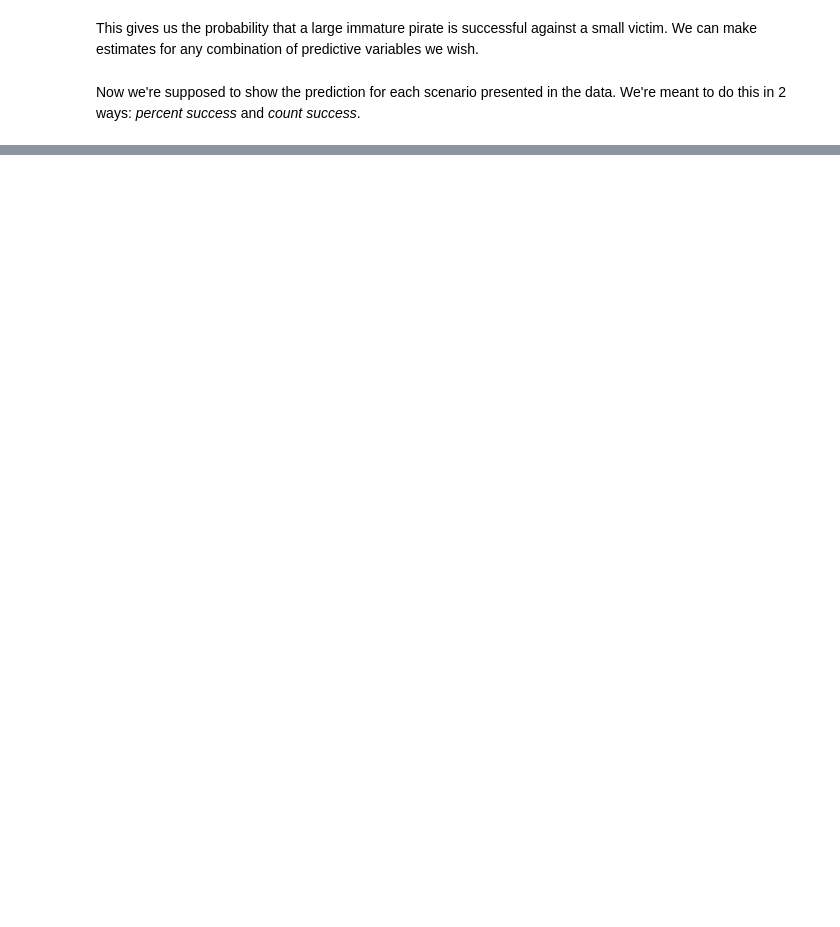
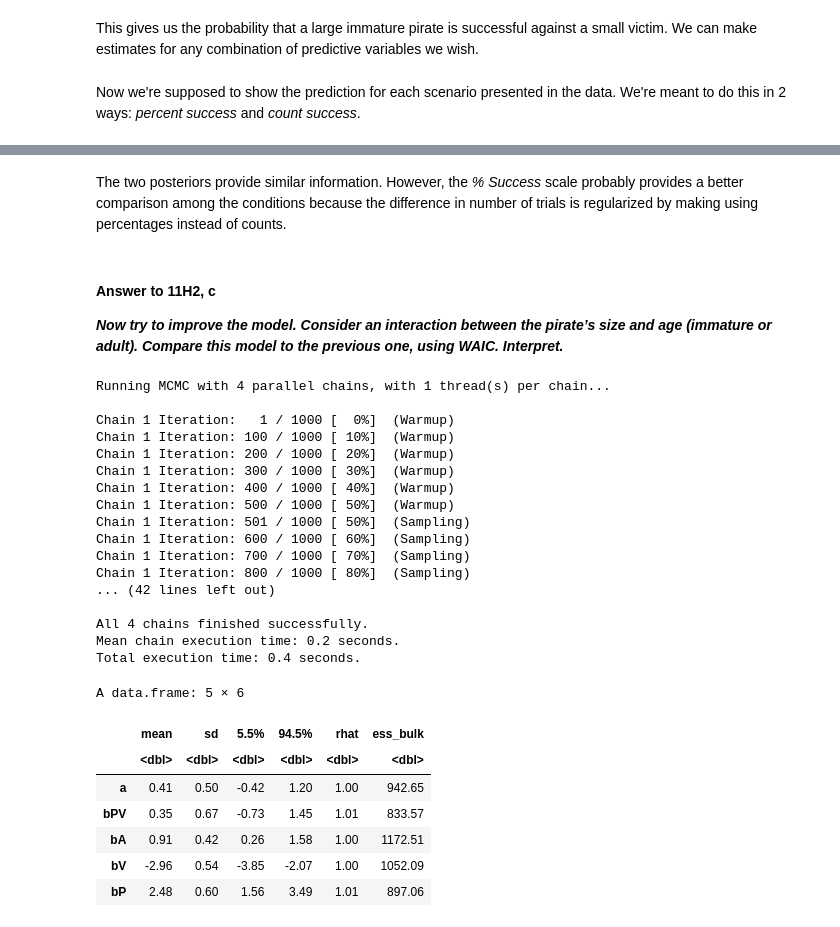
Before and after one commit to nicklausmillican/StatisticalRethinkingIISolutions, a Jupyter notebook: StatisticalRethinkingSolutions2_Ch11.ipynb, the cells around one changed output, grey strips where cells are left out. Drawn from its saved outputs; the diff is of its cells as text; code cells hidden in the pictures; blank space fills up the shorter version.

```diff
--- a/StatisticalRethinkingSolutions2_Ch11.ipynb
+++ b/StatisticalRethinkingSolutions2_Ch11.ipynb
@@ -937,0 +955,46 @@ y.PI <- apply(y_sim, 2, PI)
+# %% [markdown]
+The two posteriors provide similar information.  However, the *% Success* scale probably provides a better comparison among the conditions because the difference in number of trials is regularized by making using percentages instead of counts.
+# %% [markdown]
+#### Answer to 11H2, c
+
+***Now try to improve the model. Consider an interaction between the pirate’s size and age  (immature or adult). Compare this model to the previous one, using WAIC. Interpret.***
+# %%
+m_ulam2 <- ulam(
+  alist(
+    y ~ dbinom(n, p),
+      logit(p) <- a + bP*P2 + bV*V2 + bA*A2 + bPV*P2*V2,
+        a ~ dnorm(0, 1.5),
+        c(bP, bV, bA, bPV) ~ dnorm(0,1)
+  ), data=d,
+     chains=4,
+     cores=4,
+     log_lik=TRUE
+)
+
+round(precis(m_ulam2),2)
+# %% [output]
+Running MCMC with 4 parallel chains, with 1 thread(s) per chain...
+
+Chain 1 Iteration:   1 / 1000 [  0%]  (Warmup)
+Chain 1 Iteration: 100 / 1000 [ 10%]  (Warmup)
+Chain 1 Iteration: 200 / 1000 [ 20%]  (Warmup)
+Chain 1 Iteration: 300 / 1000 [ 30%]  (Warmup)
+Chain 1 Iteration: 400 / 1000 [ 40%]  (Warmup)
+Chain 1 Iteration: 500 / 1000 [ 50%]  (Warmup)
+Chain 1 Iteration: 501 / 1000 [ 50%]  (Sampling)
+Chain 1 Iteration: 600 / 1000 [ 60%]  (Sampling)
+Chain 1 Iteration: 700 / 1000 [ 70%]  (Sampling)
+Chain 1 Iteration: 800 / 1000 [ 80%]  (Sampling)
+... (42 lines left out)
+
+All 4 chains finished successfully.
+Mean chain execution time: 0.2 seconds.
+Total execution time: 0.4 seconds.
+A data.frame: 5 × 6
+|  | mean | sd | 5.5% | 94.5% | rhat | ess_bulk |
+|  | <dbl> | <dbl> | <dbl> | <dbl> | <dbl> | <dbl> |
+| a | 0.41 | 0.50 | -0.42 | 1.20 | 1.00 | 942.65 |
+| bPV | 0.35 | 0.67 | -0.73 | 1.45 | 1.01 | 833.57 |
+| bA | 0.91 | 0.42 | 0.26 | 1.58 | 1.00 | 1172.51 |
+| bV | -2.96 | 0.54 | -3.85 | -2.07 | 1.00 | 1052.09 |
+| bP | 2.48 | 0.60 | 1.56 | 3.49 | 1.01 | 897.06 |
```
Also changed, not shown: parts of 14 cells of this notebook.
